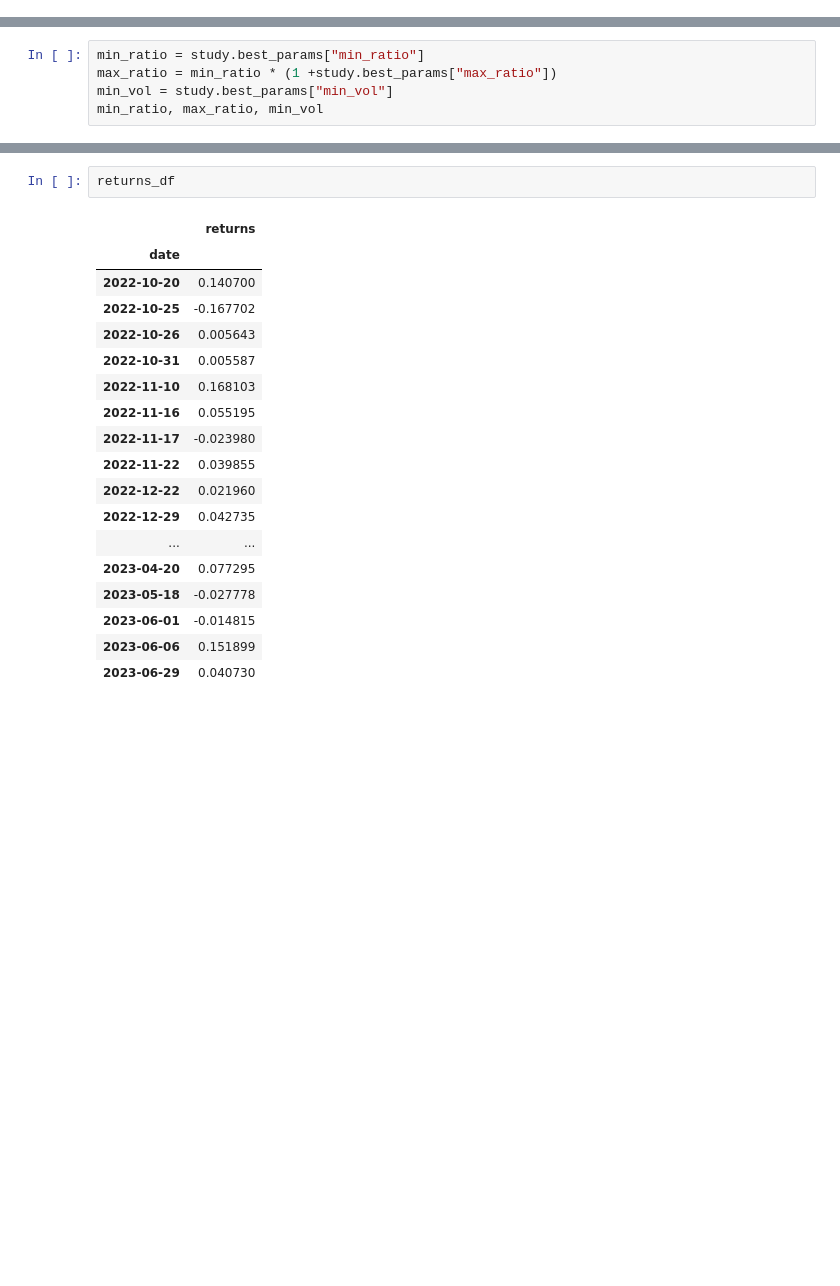
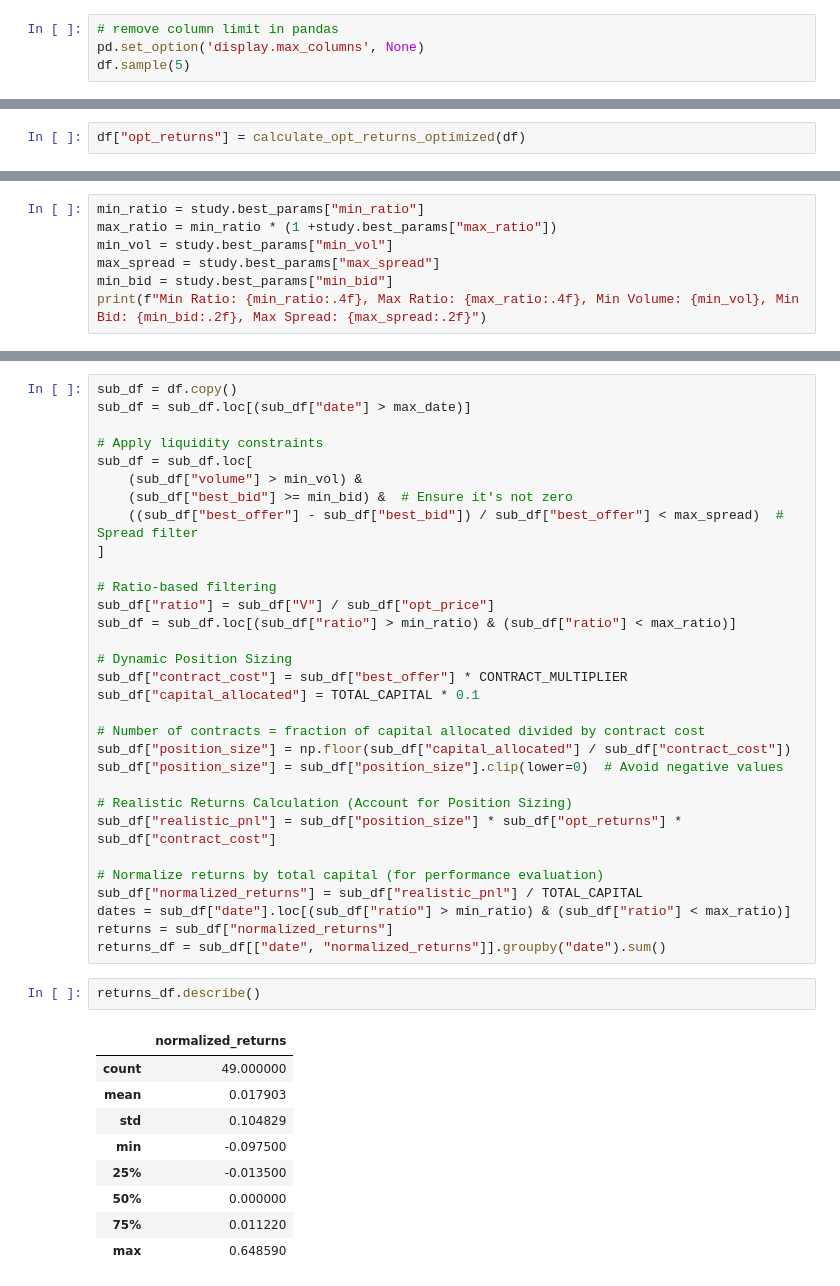
Before and after one commit to izzak98/opt-price, a Jupyter notebook: trader_smoe.ipynb, the cells around one changed output, grey strips where cells are left out. Drawn from its saved outputs; the diff is of its cells as text; blank space fills up the shorter version.

```diff
--- a/trader_smoe.ipynb
+++ b/trader_smoe.ipynb
@@ -103,0 +30,4 @@ if 'opt_returns' not in df.columns:
+# %%
+# remove column limit in pandas
+pd.set_option('display.max_columns', None)
+df.sample(5)
@@ -104,3 +124,5 @@ if 'opt_returns' not in df.columns:
+# %%
+df["opt_returns"] = calculate_opt_returns_optimized(df)
 # %%
 df["opt_returns"].describe()
 # %% [output]
@@ -162,5 +205,7 @@ study.optimize(lambda trial: objective(trial, df), n_trials=1000)
 min_ratio = study.best_params["min_ratio"]
 max_ratio = min_ratio * (1 +study.best_params["max_ratio"])
 min_vol = study.best_params["min_vol"]
-min_ratio, max_ratio, min_vol
+max_spread = study.best_params["max_spread"]
+min_bid = study.best_params["min_bid"]
+print(f"Min Ratio: {min_ratio:.4f}, Max Ratio: {max_ratio:.4f}, Min Volume: {min_vol}, Min Bid: {min_bid:.2f}, Max Spread: {max_spread:.2f}")
 # %% [output]
@@ -179,21 +213,43 @@ returns_df = returns_df.groupby("date").mean()
+# %%
+sub_df = df.copy()
+sub_df = sub_df.loc[(sub_df["date"] > max_date)]
+
+# Apply liquidity constraints
+sub_df = sub_df.loc[
+    (sub_df["volume"] > min_vol) &
+    (sub_df["best_bid"] >= min_bid) &  # Ensure it's not zero
+    ((sub_df["best_offer"] - sub_df["best_bid"]) / sub_df["best_offer"] < max_spread)  # Spread filter
+]
+
+# Ratio-based filtering
+sub_df["ratio"] = sub_df["V"] / sub_df["opt_price"]
+sub_df = sub_df.loc[(sub_df["ratio"] > min_ratio) & (sub_df["ratio"] < max_ratio)]
+
+# Dynamic Position Sizing
+sub_df["contract_cost"] = sub_df["best_offer"] * CONTRACT_MULTIPLIER
+sub_df["capital_allocated"] = TOTAL_CAPITAL * 0.1
+
+# Number of contracts = fraction of capital allocated divided by contract cost
+sub_df["position_size"] = np.floor(sub_df["capital_allocated"] / sub_df["contract_cost"])
+sub_df["position_size"] = sub_df["position_size"].clip(lower=0)  # Avoid negative values
+
+# Realistic Returns Calculation (Account for Position Sizing)
+sub_df["realistic_pnl"] = sub_df["position_size"] * sub_df["opt_returns"] * sub_df["contract_cost"]
+
+# Normalize returns by total capital (for performance evaluation)
+sub_df["normalized_returns"] = sub_df["realistic_pnl"] / TOTAL_CAPITAL
+dates = sub_df["date"].loc[(sub_df["ratio"] > min_ratio) & (sub_df["ratio"] < max_ratio)]
+returns = sub_df["normalized_returns"]
+returns_df = sub_df[["date", "normalized_returns"]].groupby("date").sum()
 # %%
-returns_df
+returns_df.describe()
 # %% [output]
-|  | returns |
-| date |  |
-| 2022-10-20 | 0.140700 |
-| 2022-10-25 | -0.167702 |
-| 2022-10-26 | 0.005643 |
-| 2022-10-31 | 0.005587 |
-| 2022-11-10 | 0.168103 |
-| 2022-11-16 | 0.055195 |
-| 2022-11-17 | -0.023980 |
-| 2022-11-22 | 0.039855 |
-| 2022-12-22 | 0.021960 |
-| 2022-12-29 | 0.042735 |
-| ... | ... |
-| 2023-04-20 | 0.077295 |
-| 2023-05-18 | -0.027778 |
-| 2023-06-01 | -0.014815 |
-| 2023-06-06 | 0.151899 |
-| 2023-06-29 | 0.040730 |
+|  | normalized_returns |
+| count | 49.000000 |
+| mean | 0.017903 |
+| std | 0.104829 |
+| min | -0.097500 |
+| 25% | -0.013500 |
+| 50% | 0.000000 |
+| 75% | 0.011220 |
+| max | 0.648590 |
```
Also changed, not shown: parts of 27 cells of this notebook, 3 other files.
